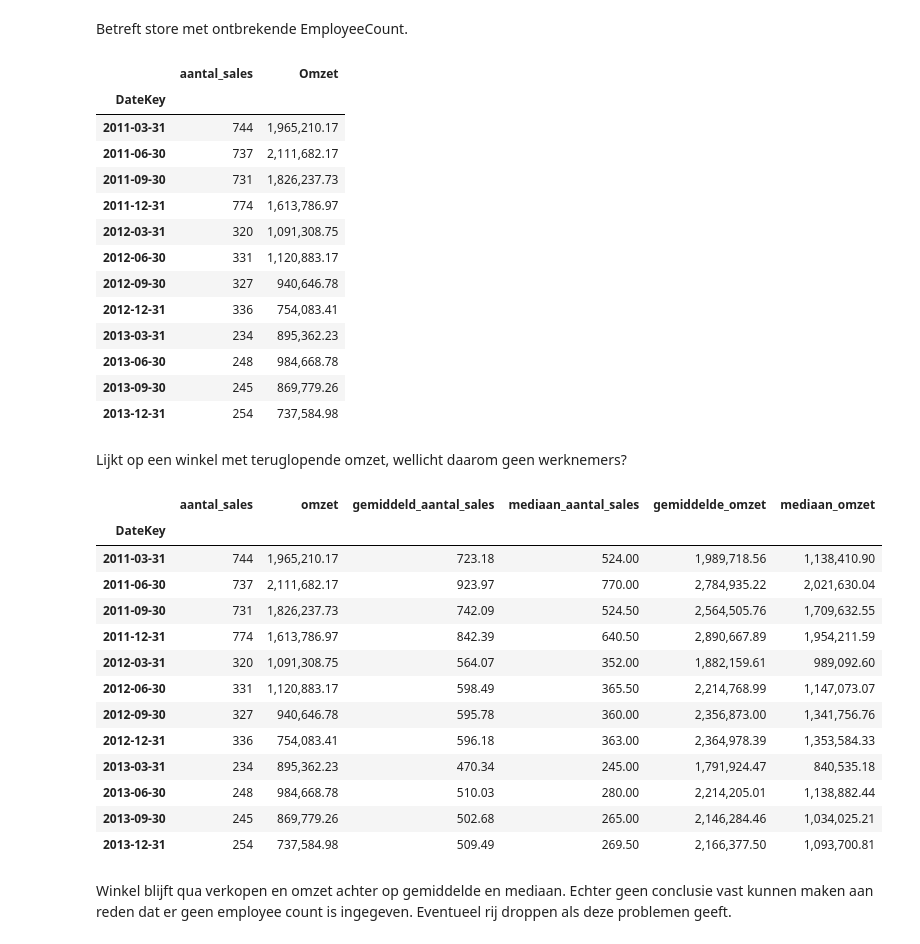
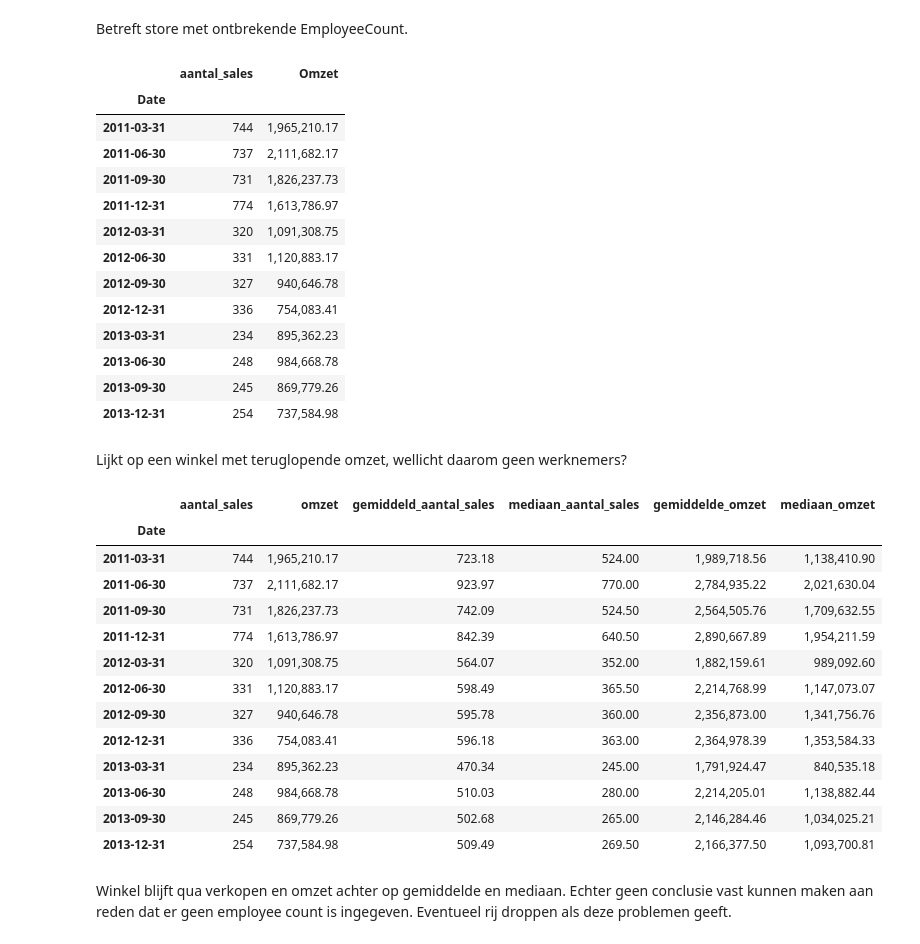
Before and after one commit to Jcpvanbers/Datasets-minor, a Jupyter notebook: Data analyse Contoso.ipynb, the cells around one changed output. Saved outputs shown, nothing was run; the diff lists cells and outputs as text; code cells hidden in the pictures.

```diff
--- a/Data analyse Contoso.ipynb
+++ b/Data analyse Contoso.ipynb
@@ -1135,3 +1135,6 @@ calendar_df[calendar_df["DateKey"].isin(sales_df2["DateKey"])]
 Met behulp van de DateIn waarde is een DateKey aangemaakt die matcht op gegevens in de sales dataset.
 Bij Controle van de dataset start deze op 1 januari 2011 en eindigt deze op 31 december 2013. Dit komt overeen met de sales dataset.
 Dit lijkt voornamelijk relevant voor het PowerBI gedeelte.
+# %%
+sales_df2["DateInt"] = sales_df2["DateKey"].dt.strftime("%Y%m%d").astype(int)
+#Waarden van Datekey veranderen naar integer door middel van strftime en astype. Dit is nodig om de DateKey te kunnen matchen met de DateInt in de calendar dataset.
@@ -1137,0 +1148,4 @@ Dit lijkt voornamelijk relevant voor het PowerBI gedeelte.
+# %%
+sales_df2 = sales_df2.rename(columns={"DateKey":"Date",
+                          "DateInt":"DateKey"})
+#Columns renamen, zodat key koppelt op DateKey in calendar.
@@ -1461,11 +1493,11 @@ display(stores_df[stores_df["EmployeeCount"].isna()])
 # %% [markdown]
 Betreft store met ontbrekende EmployeeCount.
 # %%
-display(sales_df2.loc[(sales_df2["StoreKey"] == 210),["SalesKey","DateKey","SalesAmountRet"]].sort_values(by="DateKey").resample("QE", on="DateKey").agg(aantal_sales=("SalesKey","count"),
+display(sales_df2.loc[(sales_df2["StoreKey"] == 210),["SalesKey","Date","SalesAmountRet"]].sort_values(by="Date").resample("QE", on="Date").agg(aantal_sales=("SalesKey","count"),
                                                                                                                                                          Omzet=("SalesAmountRet","sum")))
 # %% [output]
 |  | aantal_sales | Omzet |
-| DateKey |  |  |
+| Date |  |  |
 | 2011-03-31 | 744 | 1,965,210.17 |
 | 2011-06-30 | 737 | 2,111,682.17 |
 | 2011-09-30 | 731 | 1,826,237.73 |
@@ -1485,7 +1517,7 @@ per_store_kwartaal = (
     sales_df2
     .groupby([
         "StoreKey",
-        pd.Grouper(key="DateKey", freq="QE")
+        pd.Grouper(key="Date", freq="QE")
     ])
     .agg(
         aantal_sales=("SalesKey", "count"),
@@ -1497,7 +1529,7 @@ per_store_kwartaal
 
 gemiddelde_per_kwartaal = (
     per_store_kwartaal
-    .groupby("DateKey")
+    .groupby("Date")
     .agg(
         gemiddeld_aantal_sales=("aantal_sales", "mean"),
         mediaan_aantal_sales=("aantal_sales", "median"),
@@ -1517,7 +1549,7 @@ vergelijking = store_210.join(
 vergelijking
 # %% [output]
 |  | aantal_sales | omzet | gemiddeld_aantal_sales | mediaan_aantal_sales | gemiddelde_omzet | mediaan_omzet |
-| DateKey |  |  |  |  |  |  |
+| Date |  |  |  |  |  |  |
 | 2011-03-31 | 744 | 1,965,210.17 | 723.18 | 524.00 | 1,989,718.56 | 1,138,410.90 |
 | 2011-06-30 | 737 | 2,111,682.17 | 923.97 | 770.00 | 2,784,935.22 | 2,021,630.04 |
 | 2011-09-30 | 731 | 1,826,237.73 | 742.09 | 524.50 | 2,564,505.76 | 1,709,632.55 |
```
Also changed, not shown: parts of 10 cells of this notebook, 1 other file.
